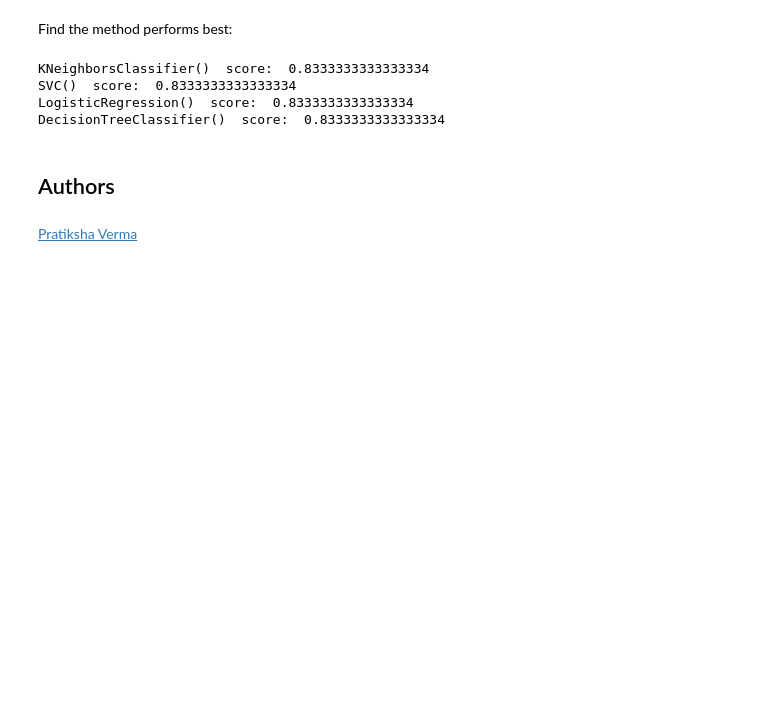
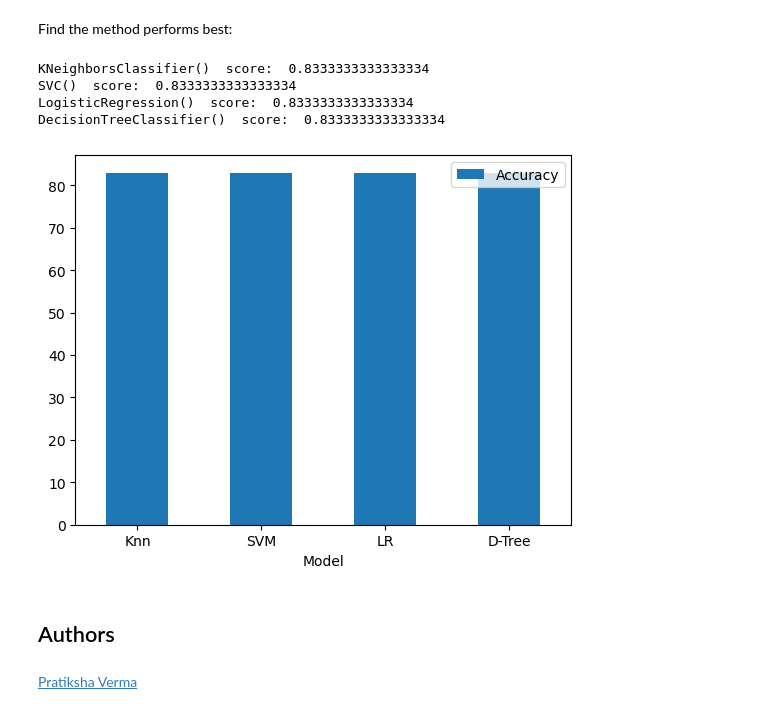
Before and after one commit to MajidZanjani/DataScience, a Jupyter notebook: SpaceX_Machine_Learning_Prediction.ipynb, the cells around one changed output. Drawn from its saved outputs; the diff is of its cells as text; code cells hidden in the pictures; blank space fills up the shorter version.

```diff
--- a/SpaceX_Machine_Learning_Prediction.ipynb
+++ b/SpaceX_Machine_Learning_Prediction.ipynb
@@ -346,6 +346,14 @@ KNeighborsClassifier()  score:  0.8333333333333334
 SVC()  score:  0.8333333333333334
 LogisticRegression()  score:  0.8333333333333334
 DecisionTreeClassifier()  score:  0.8333333333333334
+# %%
+import matplotlib
+class_acc = pd.DataFrame(columns={'Model','Accuracy'})
+class_acc['Model'] = ['Knn', 'SVM', 'LR', 'D-Tree']
+class_acc['Accuracy'] = [83, 83, 83, 83 ]
+ax= class_acc.plot.bar(x='Model', y='Accuracy', rot=0)
+# %% [output]
+[figure, added]
 # %% [markdown]
 ## Authors
 # %% [markdown]
```
Also changed, not shown: parts of 1 cell of this notebook, 6 other files.
